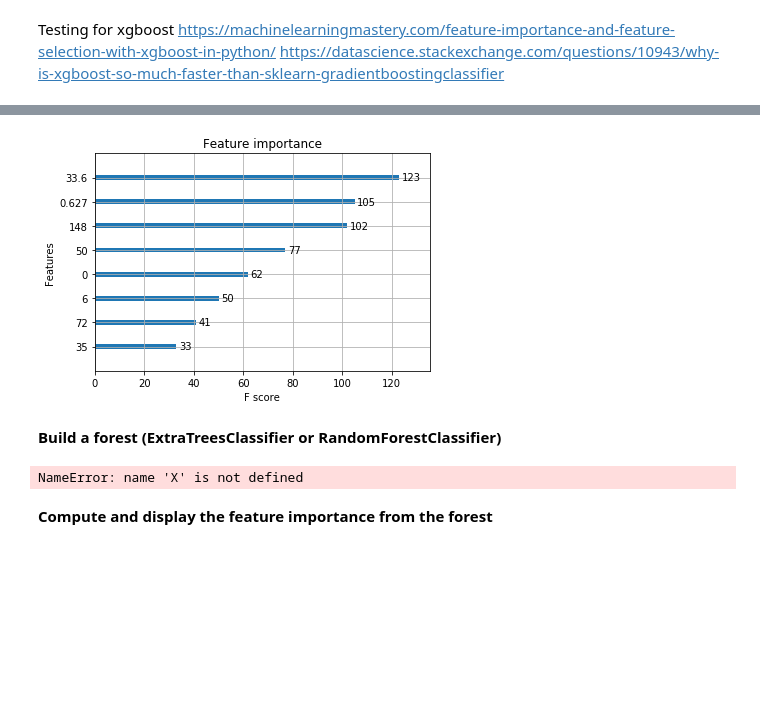
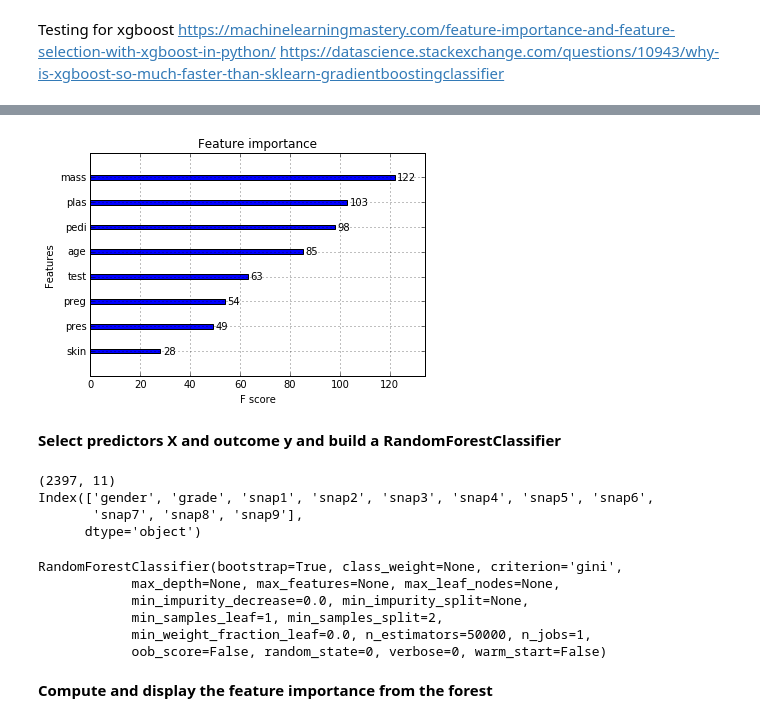
Before and after one commit to arvidl/inattention-populationsample, a Jupyter notebook: notebooks/prediction.ipynb, the cells around one changed output, grey strips where cells are left out. Cells and saved outputs as stored; diff of their text form; code cells hidden in the pictures; blank space fills up the shorter version.

Commit message:
updated for random forest feature importance and multiple classifier prediction

```diff
--- a/notebooks/prediction.ipynb
+++ b/notebooks/prediction.ipynb
@@ -167,33 +185,53 @@ pyplot.show()
 # %%
 # plot feature importance using built-in function
 from numpy import loadtxt
 from xgboost import XGBClassifier
 from xgboost import plot_importance
 from matplotlib import pyplot
+
 # load data
 url='https://www.dropbox.com/s/zx0nj33f7gb9sse/pima-indians-diabetes.csv?dl=1'
-dataset = pd.read_csv(url)
+names = ['preg', 'plas', 'pres', 'skin', 'test', 'mass', 'pedi', 'age', 'class']
+dataset = pd.read_csv(url, header=None, names = names)
+
 # split data into X and y
 X = dataset.iloc[:,0:8]
 y = dataset.iloc[:,8]
+
 # fit model no training data
 model = XGBClassifier()
 model.fit(X, y)
+
 # plot feature importance
 plot_importance(model)
 pyplot.show()
 # %% [output]
-[figure, old version]
+[figure, new version]
-# %% [markdown]
-**Build a forest (ExtraTreesClassifier or RandomForestClassifier)**
+# %% [markdown]
+**Select predictors X and outcome y and build a RandomForestClassifier**
+# %%
+X = dfC.loc[:, dfC.columns != 'averBinned']
+y = dfC.loc[:, 'averBinned']
+print(X.shape)
+print(X.columns)
+# %% [output]
+(2397, 11)
+Index(['gender', 'grade', 'snap1', 'snap2', 'snap3', 'snap4', 'snap5', 'snap6',
+       'snap7', 'snap8', 'snap9'],
+      dtype='object')
 # %%
 # Build a forest and compute the feature importances
-# forest = ExtraTreesClassifier(n_estimators=10000, max_features=None, random_state=0)
+# forest = ExtraTreesClassifier(n_estimators=50000, max_features=None, random_state=0)
 # Alternatively, a Random Forest classifier could be used to assess feature importance, i.e.
-forest = RandomForestClassifier(n_estimators=10000, max_features=None, random_state=0)
+forest = RandomForestClassifier(n_estimators=50000, max_features=None, random_state=0)
 forest.fit(X, y)
 # %% [output]
-NameError: name 'X' is not defined
+RandomForestClassifier(bootstrap=True, class_weight=None, criterion='gini',
+            max_depth=None, max_features=None, max_leaf_nodes=None,
+            min_impurity_decrease=0.0, min_impurity_split=None,
+            min_samples_leaf=1, min_samples_split=2,
+            min_weight_fraction_leaf=0.0, n_estimators=50000, n_jobs=1,
+            oob_score=False, random_state=0, verbose=0, warm_start=False)
 # %% [markdown]
 **Compute and display the feature importance from the forest**
 # %%
```
Also changed, not shown: parts of 14 cells of this notebook.
